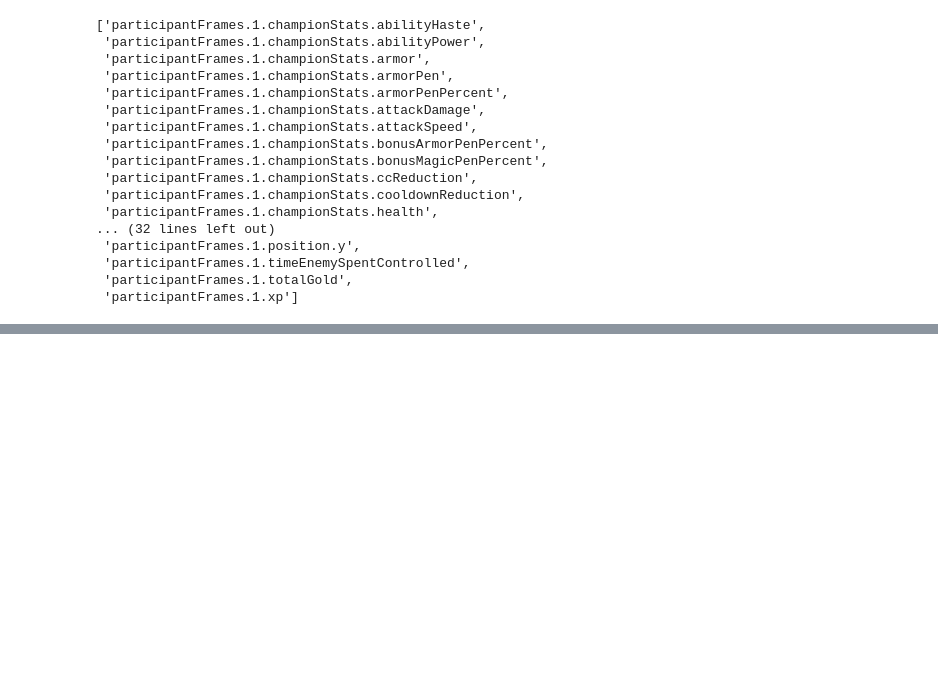
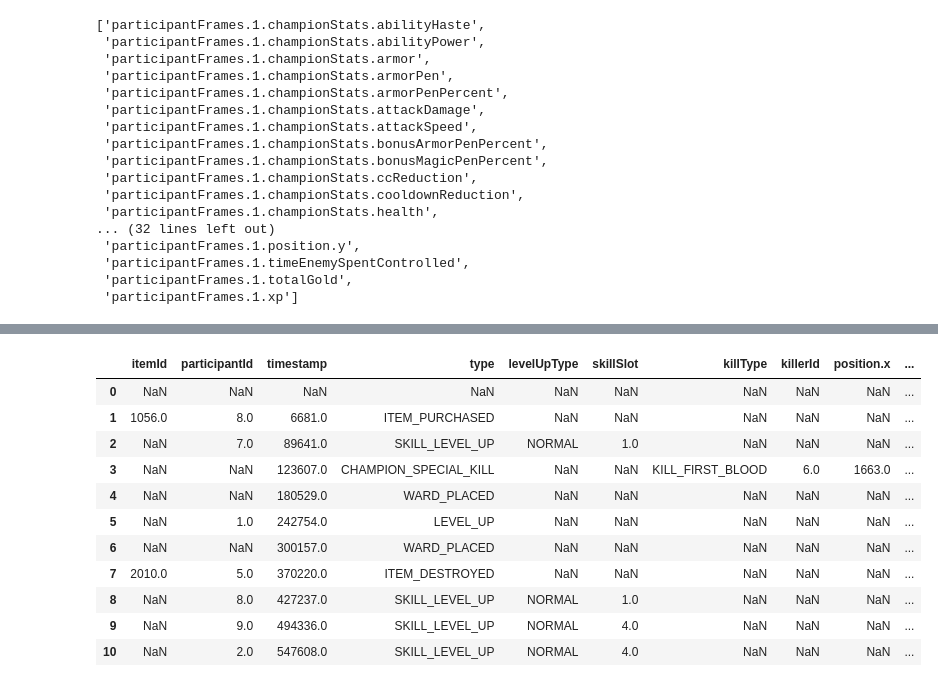
Before and after one commit to nss-data-science-cohort-6/kaggle_lol-elden-ring, a Jupyter notebook: notebooks/data_exploration.ipynb, the cells around one changed output, grey strips where cells are left out. Saved outputs shown, nothing was run; the diff lists cells and outputs as text; code cells hidden in the pictures; blank space fills up the shorter version.

```diff
--- a/notebooks/data_exploration.ipynb
+++ b/notebooks/data_exploration.ipynb
@@ -170,0 +236,15 @@ player_1_cols
+# %%
+pd.json_normalize(pd.json_normalize(timeline01_test['events'])[1])
+# %% [output]
+|  | itemId | participantId | timestamp | type | levelUpType | skillSlot | killType | killerId | position.x | ... |
+| 0 | NaN | NaN | NaN | NaN | NaN | NaN | NaN | NaN | NaN | ... |
+| 1 | 1056.0 | 8.0 | 6681.0 | ITEM_PURCHASED | NaN | NaN | NaN | NaN | NaN | ... |
+| 2 | NaN | 7.0 | 89641.0 | SKILL_LEVEL_UP | NORMAL | 1.0 | NaN | NaN | NaN | ... |
+| 3 | NaN | NaN | 123607.0 | CHAMPION_SPECIAL_KILL | NaN | NaN | KILL_FIRST_BLOOD | 6.0 | 1663.0 | ... |
+| 4 | NaN | NaN | 180529.0 | WARD_PLACED | NaN | NaN | NaN | NaN | NaN | ... |
+| 5 | NaN | 1.0 | 242754.0 | LEVEL_UP | NaN | NaN | NaN | NaN | NaN | ... |
+| 6 | NaN | NaN | 300157.0 | WARD_PLACED | NaN | NaN | NaN | NaN | NaN | ... |
+| 7 | 2010.0 | 5.0 | 370220.0 | ITEM_DESTROYED | NaN | NaN | NaN | NaN | NaN | ... |
+| 8 | NaN | 8.0 | 427237.0 | SKILL_LEVEL_UP | NORMAL | 1.0 | NaN | NaN | NaN | ... |
+| 9 | NaN | 9.0 | 494336.0 | SKILL_LEVEL_UP | NORMAL | 4.0 | NaN | NaN | NaN | ... |
+| 10 | NaN | 2.0 | 547608.0 | SKILL_LEVEL_UP | NORMAL | 4.0 | NaN | NaN | NaN | ... |
```
Also changed, not shown: parts of 7 cells of this notebook, 1 other file.
